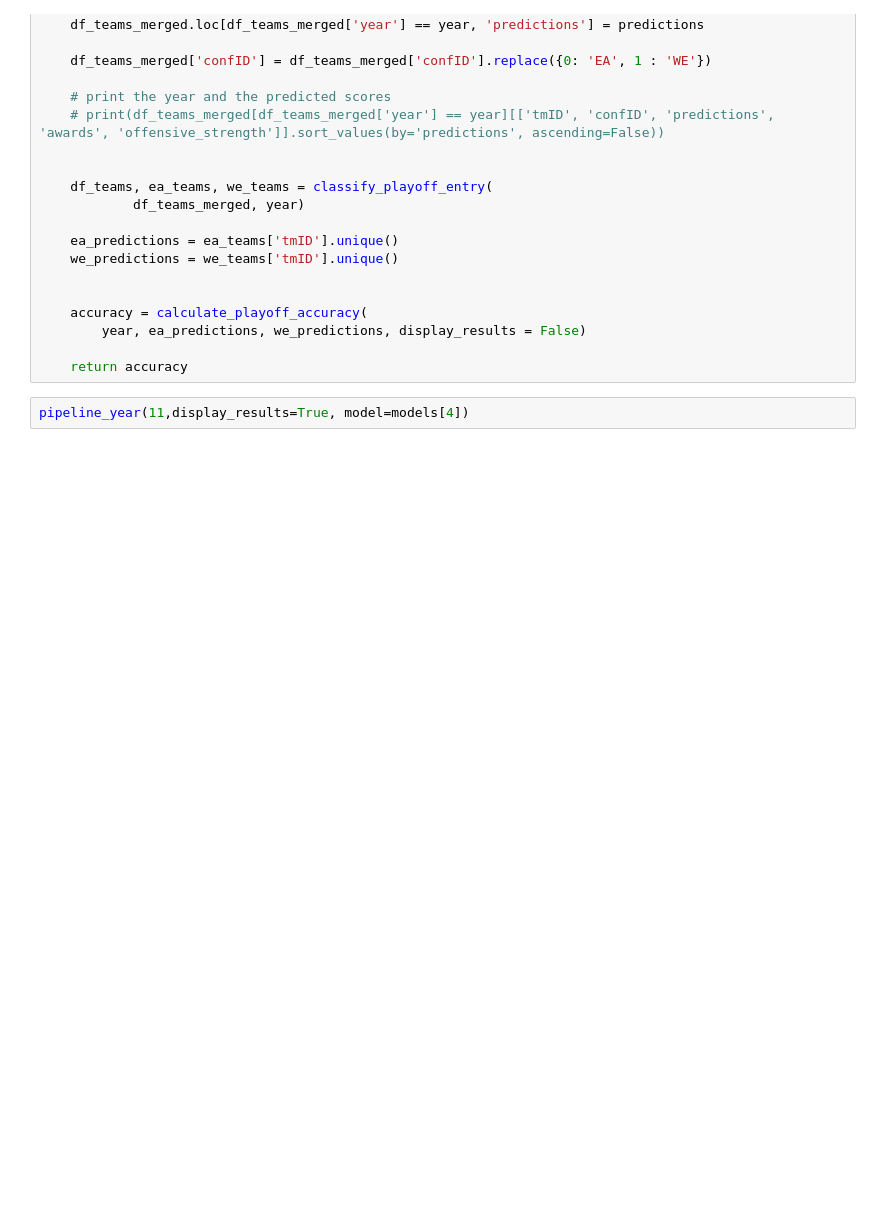
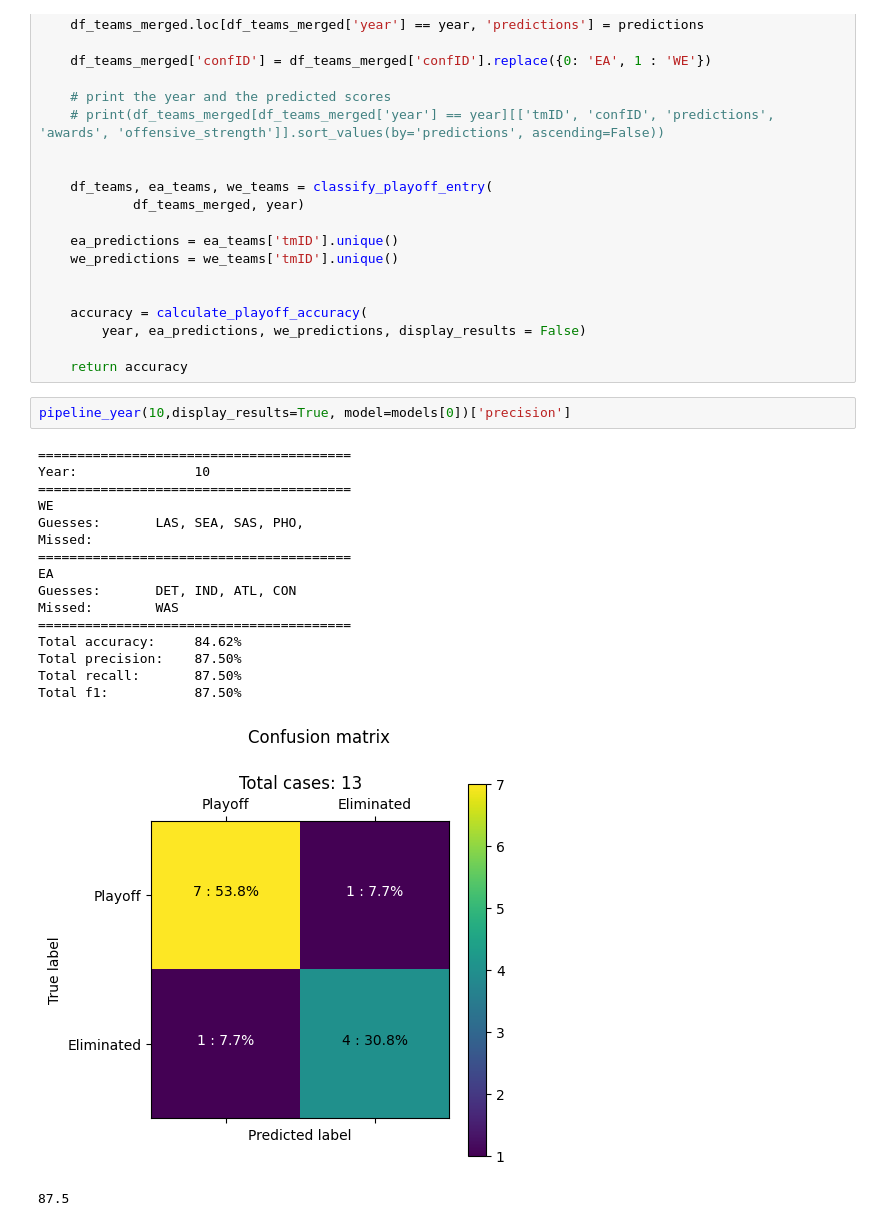
Before and after one commit to m21ark/ac, a Jupyter notebook: model_evaluation.ipynb, the cells around one changed output. Cells and saved outputs as stored; diff of their text form; blank space fills up the shorter version.

```diff
--- a/model_evaluation.ipynb
+++ b/model_evaluation.ipynb
@@ -79,5 +79,23 @@ def run_window_decay(model, year):
 
     return accuracy
 # %%
-pipeline_year(11,display_results=True, model=models[4])
+pipeline_year(10,display_results=True, model=models[0])['precision']
+# %% [output]
+========================================
+Year:               10
+========================================
+WE
+Guesses:       LAS, SEA, SAS, PHO,
+Missed:
+========================================
+EA
+Guesses:       DET, IND, ATL, CON
+Missed:        WAS
+========================================
+Total accuracy:     84.62%
+Total precision:    87.50%
+Total recall:       87.50%
+Total f1:           87.50%
+[figure, added]
+87.5
 # %%
```
Also changed, not shown: parts of 6 cells of this notebook.
